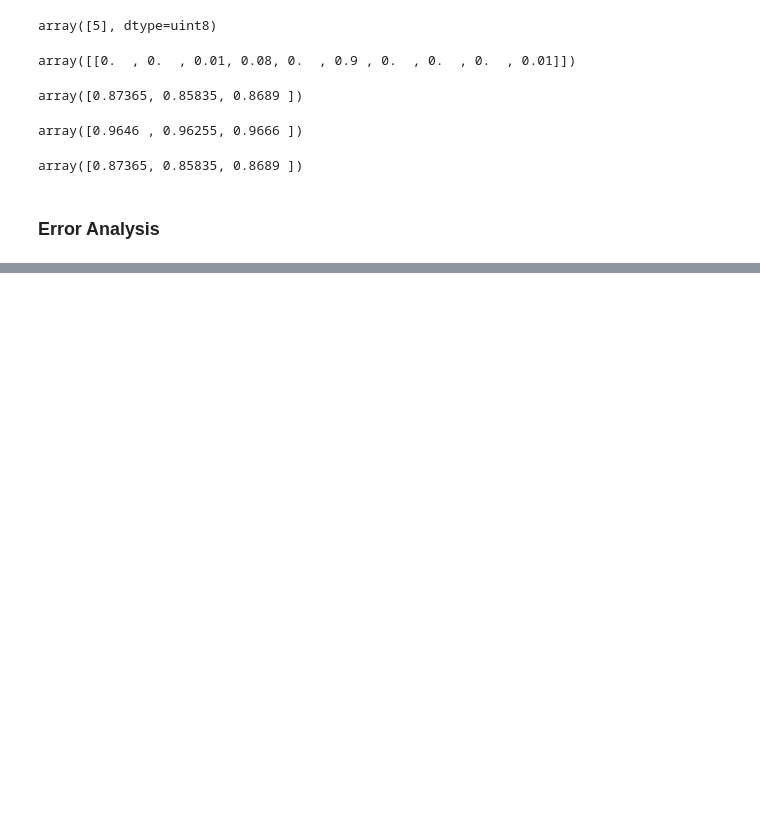
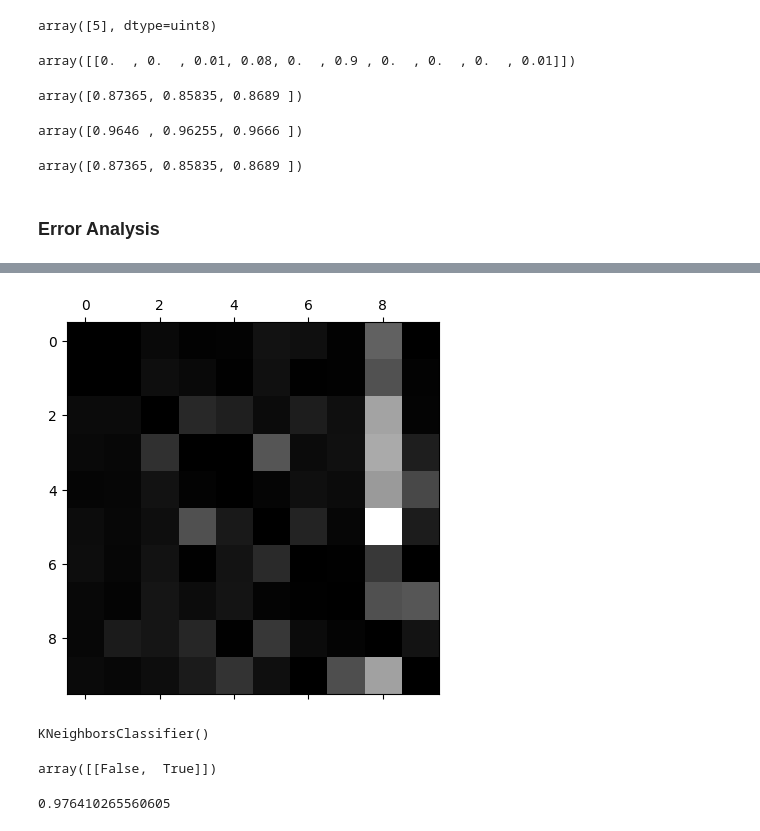
Before and after one commit to Topusaha/Hands_On_Machien_Learning_Projects, a Jupyter notebook: Chapter3/classification.ipynb, the cells around one changed output, grey strips where cells are left out. Drawn from its saved outputs; the diff is of its cells as text; code cells hidden in the pictures; blank space fills up the shorter version.

```diff
--- a/Chapter3/classification.ipynb
+++ b/Chapter3/classification.ipynb
@@ -254,0 +274,6 @@ conf_mx
+# %%
+np.fill_diagonal(norm_conf_mx, 0)
+plt.matshow(norm_conf_mx, cmap=plt.cm.gray)
+plt.show()
+# %% [output]
+[figure, added]
@@ -254,0 +287,14 @@ conf_mx
+# %%
+knn_clf = KNeighborsClassifier()
+knn_clf.fit(X_train, y_multilabel)
+# %% [output]
+KNeighborsClassifier()
+# %%
+knn_clf.predict([some_digit])
+# %% [output]
+array([[False,  True]])
+# %%
+y_train_knn_predict = cross_val_predict(knn_clf, X_train, y_multilabel, cv=3)
+f1_score(y_multilabel, y_train_knn_predict, average="macro")
+# %% [output]
+0.976410265560605
```
Also changed, not shown: parts of 4 cells of this notebook.
